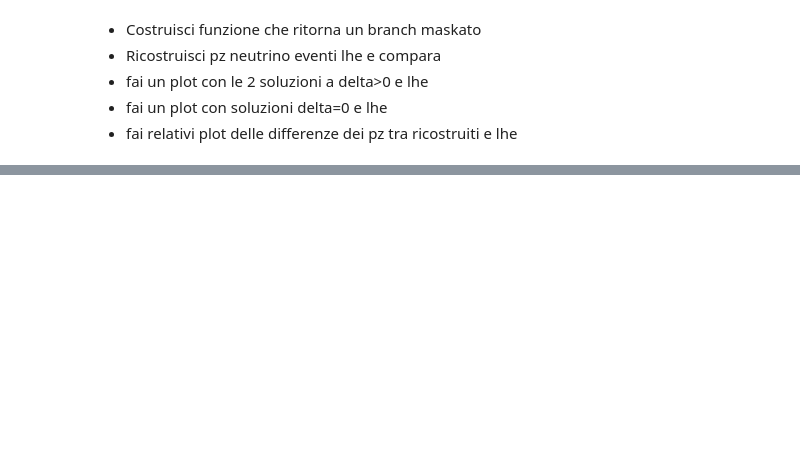
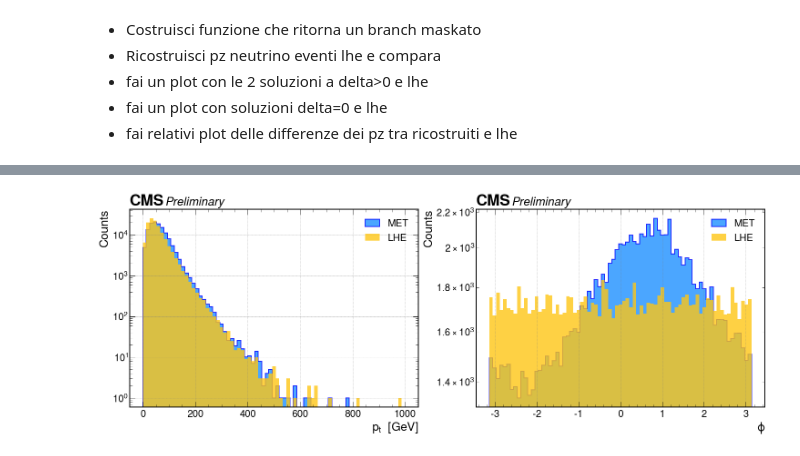
Before and after one commit to pviscone/Vcb_ditopDecay, a Jupyter notebook: tasks/Muons/ranking/neutrino_reco.ipynb, the cells around one changed output, grey strips where cells are left out. Drawn from its saved outputs; the diff is of its cells as text; code cells hidden in the pictures; blank space fills up the shorter version.

```diff
--- a/tasks/Muons/ranking/neutrino_reco.ipynb
+++ b/tasks/Muons/ranking/neutrino_reco.ipynb
@@ -157,0 +220,29 @@ plt.hist(np.abs(nu_pz_LHE), bins=75, alpha=0.9,)
+# %%
+plt.figure(figsize=(25,8))
+plt.subplot(1,2,1)
+plt.hist(met_pt, bins=75, alpha=0.8,
+         label=r"MET", range=(0,1000), color="dodgerblue", edgecolor='blue', histtype="stepfilled", linewidth=2)
+plt.hist(nu_pt_LHE, bins=75, alpha=0.8,
+         label=r"LHE", range=(0,1000), color=mcolors.XKCD_COLORS["xkcd:golden yellow"], histtype="stepfilled", linewidth=0, edgecolor=mcolors.XKCD_COLORS["xkcd:golden yellow"])
+
+plt.legend()
+plt.xlabel(r"$p_t$  [GeV]")
+plt.ylabel("Counts")
+hep.cms.text("Preliminary")
+plt.yscale("log")
+plt.grid(color="grey", linestyle="--", linewidth=0.5)
+
+plt.subplot(1, 2, 2)
+plt.hist(met_phi, bins=75, alpha=0.8,
+         label=r"MET", range=(-3.14,3.14), color="dodgerblue", edgecolor='blue', histtype="stepfilled", linewidth=2)
+plt.hist(nu_phi_LHE, bins=75, alpha=0.8,
+         label=r"LHE", range=(-3.14,3.14), color=mcolors.XKCD_COLORS["xkcd:golden yellow"], histtype="stepfilled", linewidth=0, edgecolor=mcolors.XKCD_COLORS["xkcd:golden yellow"])
+
+plt.legend()
+plt.xlabel(r"$\phi$")
+plt.ylabel("Counts")
+hep.cms.text("Preliminary")
+plt.yscale("log")
+plt.grid(color="grey", linestyle="--", linewidth=0.5)
+# %% [output]
+[figure, added]
```
Also changed, not shown: parts of 8 cells of this notebook.
